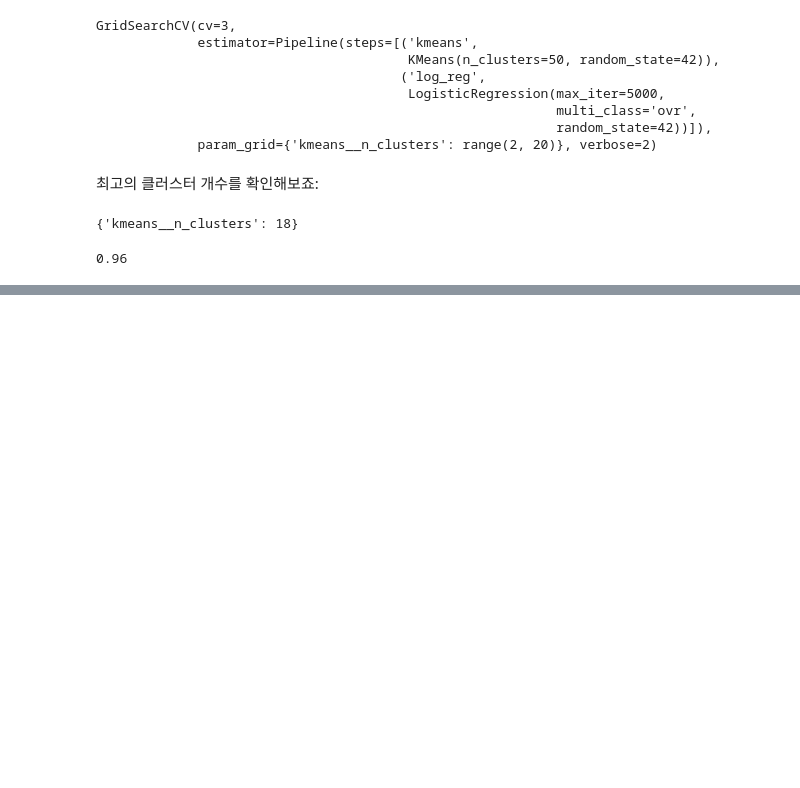
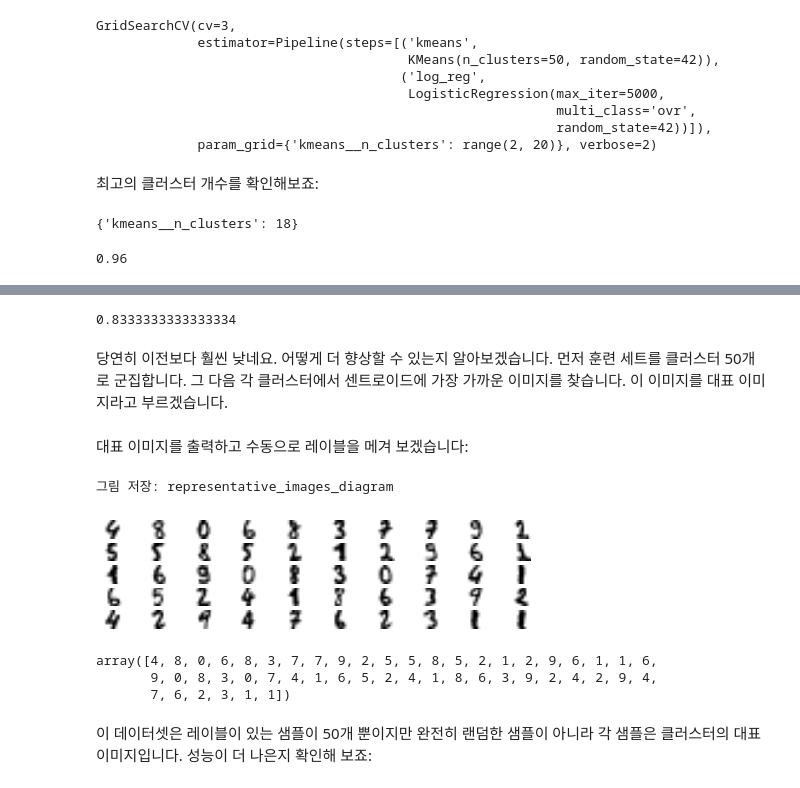
Before and after one commit to Yeongjin-Jo/Hands-On-MachineLearning, a Jupyter notebook: 09_unsupervised_learning.ipynb, the cells around one changed output, grey strips where cells are left out. Cells and saved outputs as stored; diff of their text form; code cells hidden in the pictures; blank space fills up the shorter version.

```diff
--- a/09_unsupervised_learning.ipynb
+++ b/09_unsupervised_learning.ipynb
@@ -900,0 +911,35 @@ grid_clf.score(X_test, y_test)
+# %%
+log_reg = LogisticRegression(multi_class='ovr', solver='lbfgs', random_state=42)
+log_reg.fit(X_train[:n_labeded], y_train[:n_labeded])
+log_reg.score(X_test, y_test)
+# %% [output]
+0.8333333333333334
+# %% [markdown]
+당연히 이전보다 훨씬 낮네요. 어떻게 더 향상할 수 있는지 알아보겠습니다. 먼저 훈련 세트를 클러스터 50개로 군집합니다. 그 다음 각 클러스터에서 센트로이드에 가장 가까운 이미지를 찾습니다. 이 이미지를 대표 이미지라고 부르겠습니다.
+# %%
+k = 50
+# %%
+kmeans = KMeans(n_clusters=k, random_state=42)
+X_digits_dist = kmeans.fit_transform(X_train)
+representative_digit_idx = np.argmin(X_digits_dist, axis=0)
+X_representative_digits = X_train[representative_digit_idx]
+# %% [markdown]
+대표 이미지를 출력하고 수동으로 레이블을 메겨 보겠습니다:
+# %%
+plt.figure(figsize=(8, 2))
+for index, X_representative_digit in enumerate(X_representative_digits):
+    plt.subplot(k // 10, 10, index+1)
+    plt.imshow(X_representative_digit.reshape(8,8), cmap='binary', interpolation='bilinear')
+    plt.axis('off')
+
+save_fig("representative_images_diagram", tight_layout=False)
+plt.show()
+# %% [output]
+그림 저장: representative_images_diagram
+[figure, added]
+# %%
+y_train[representative_digit_idx]
+# %% [output]
+array([4, 8, 0, 6, 8, 3, 7, 7, 9, 2, 5, 5, 8, 5, 2, 1, 2, 9, 6, 1, 1, 6,
+       9, 0, 8, 3, 0, 7, 4, 1, 6, 5, 2, 4, 1, 8, 6, 3, 9, 2, 4, 2, 9, 4,
+       7, 6, 2, 3, 1, 1])
@@ -900,0 +951,2 @@ grid_clf.score(X_test, y_test)
+# %% [markdown]
+이 데이터셋은 레이블이 있는 샘플이 50개 뿐이지만 완전히 랜덤한 샘플이 아니라 각 샘플은 클러스터의 대표 이미지입니다. 성능이 더 나은지 확인해 보죠:
```
Also changed, not shown: parts of 111 cells of this notebook, 10 other files.
